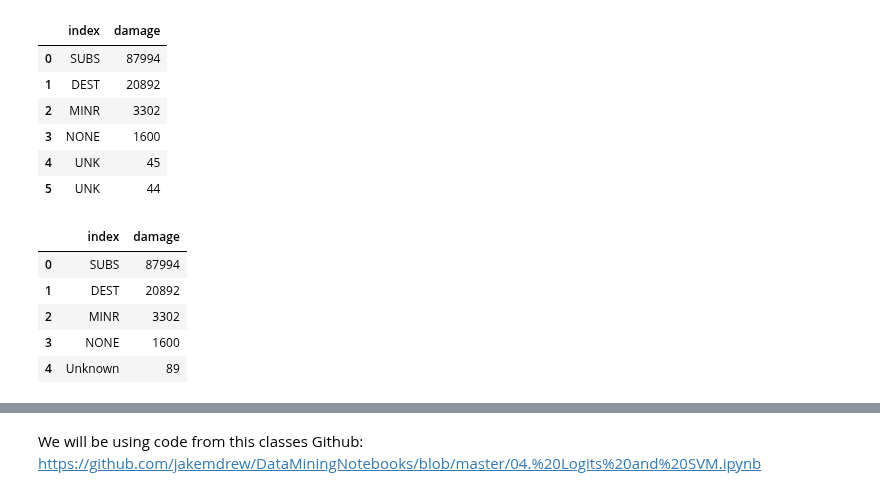
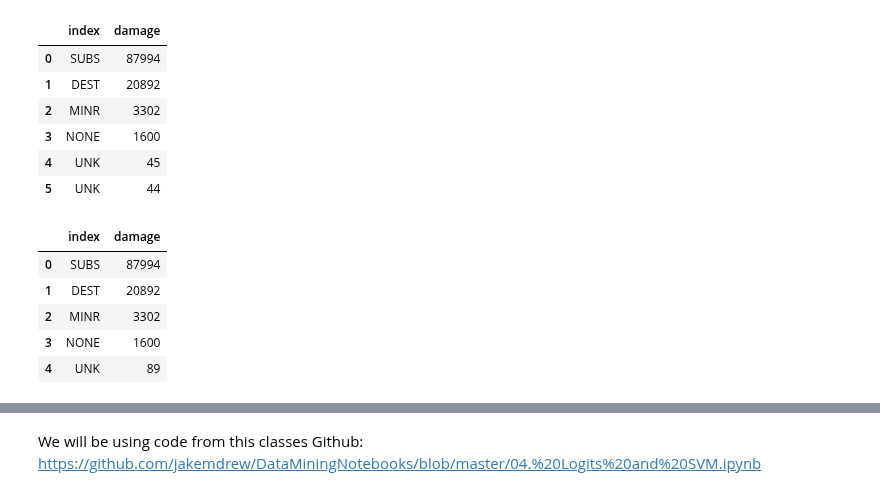
Before and after one commit to sajmera9/MachineLearning1, a Jupyter notebook: mini_lab.ipynb, the cells around one changed output, grey strips where cells are left out. Drawn from its saved outputs; the diff is of its cells as text; code cells hidden in the pictures.

```diff
--- a/mini_lab.ipynb
+++ b/mini_lab.ipynb
@@ -88,13 +92,13 @@ finaldamagecount.head(50)
 | 4 | UNK | 45 |
 | 5 | UNK | 44 |
 # %%
-final_data.loc[final_data['damage'].str.contains('UNK', na=False), 'damage'] = 'Unknown'
+final_data.loc[final_data['damage'].str.contains('UNK', na=False), 'damage'] = 'UNK'
 finaldamagecount = final_data["damage"].value_counts().reset_index()
 finaldamagecount.head(50)
 # %% [output]
 |  | index | damage |
 | 0 | SUBS | 87994 |
 | 1 | DEST | 20892 |
 | 2 | MINR | 3302 |
 | 3 | NONE | 1600 |
-| 4 | Unknown | 89 |
+| 4 | UNK | 89 |
```
Also changed, not shown: parts of 12 cells of this notebook.
